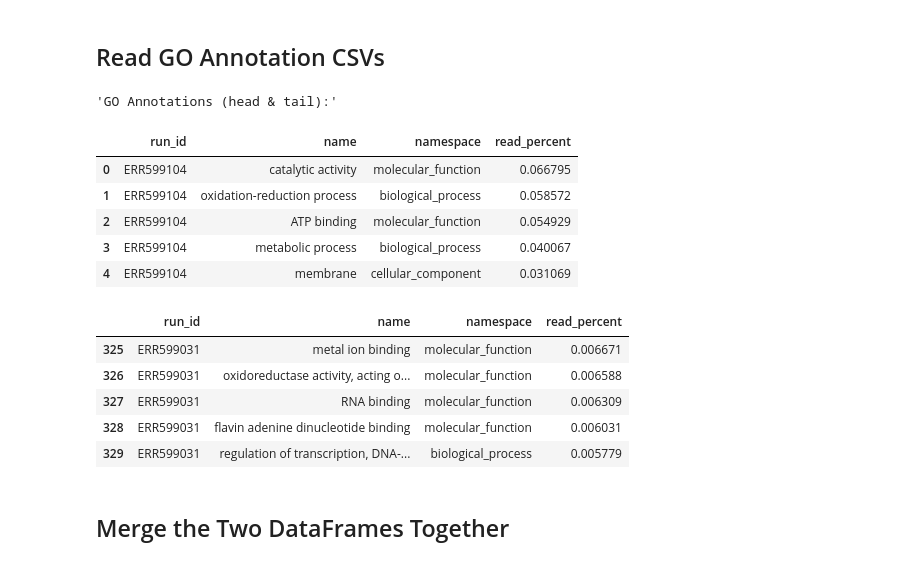
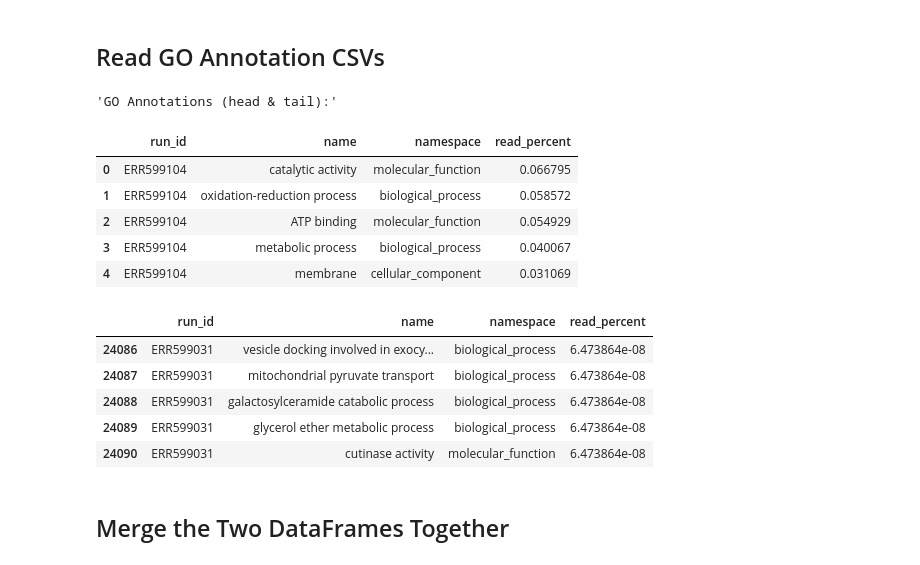
Before and after one commit to dustinmichels/biol338-genomics, a Jupyter notebook: final-project/analysis/More Analysis.ipynb, the cells around one changed output. Drawn from its saved outputs; the diff is of its cells as text; code cells hidden in the pictures.

```diff
--- a/final-project/analysis/More Analysis.ipynb
+++ b/final-project/analysis/More Analysis.ipynb
@@ -23,7 +23,7 @@ meta_df.rename(columns={'sample_details':'zone'}, inplace=True)
 
 # Split lat and long into seperate columns
 meta_df['lat'] = meta_df['lat/long'].str.split(',', 1).str[0]
-meta_df['lon'] = meta_df['lat/long'].str.split(',', 1).str[1]
+meta_df['long'] = meta_df['lat/long'].str.split(',', 1).str[1]
 
 # Clean up 'region' and 'zone' columns
 meta_df['region'] = meta_df['region'].str.strip()
@@ -73,39 +73,39 @@ def get_df(idx):
 
     # Drop some columns
     df.drop(['go_id','read_count'], axis=1, inplace=True)
 
     # Select only top 30 results
-    df = df.iloc[:30,:]
+    # df = df.iloc[:30,:]
     return df
 
 # Call helper function with all GO annotations,
 # merging resulting dataframes together
 df = get_df(0)
 for i in range(1, len(meta_df)):
     new_df = get_df(i)
     df = pd.concat([df, new_df])
 df.reset_index(drop=True, inplace=True)
 
 # Indicate categorical data
 df['run_id'] = df['run_id'].astype('category')
 df['namespace'] = df['namespace'].astype('category')
 
 # Display
 display("GO Annotations (head & tail):", df.head(), df.tail())
 # %% [output]
 'GO Annotations (head & tail):'
 |  | run_id | name | namespace | read_percent |
 | 0 | ERR599104 | catalytic activity | molecular_function | 0.066795 |
 | 1 | ERR599104 | oxidation-reduction process | biological_process | 0.058572 |
 | 2 | ERR599104 | ATP binding | molecular_function | 0.054929 |
 | 3 | ERR599104 | metabolic process | biological_process | 0.040067 |
 | 4 | ERR599104 | membrane | cellular_component | 0.031069 |
 |  | run_id | name | namespace | read_percent |
-| 325 | ERR599031 | metal ion binding | molecular_function | 0.006671 |
-| 326 | ERR599031 | oxidoreductase activity, acting o... | molecular_function | 0.006588 |
-| 327 | ERR599031 | RNA binding | molecular_function | 0.006309 |
-| 328 | ERR599031 | flavin adenine dinucleotide binding | molecular_function | 0.006031 |
-| 329 | ERR599031 | regulation of transcription, DNA-... | biological_process | 0.005779 |
+| 24086 | ERR599031 | vesicle docking involved in exocy... | biological_process | 6.473864e-08 |
+| 24087 | ERR599031 | mitochondrial pyruvate transport | biological_process | 6.473864e-08 |
+| 24088 | ERR599031 | galactosylceramide catabolic process | biological_process | 6.473864e-08 |
+| 24089 | ERR599031 | glycerol ether metabolic process | biological_process | 6.473864e-08 |
+| 24090 | ERR599031 | cutinase activity | molecular_function | 6.473864e-08 |
 # %% [markdown]
 ## Merge the Two DataFrames Together
 # %%
```
Also changed, not shown: parts of 13 cells of this notebook, 8 other files.
